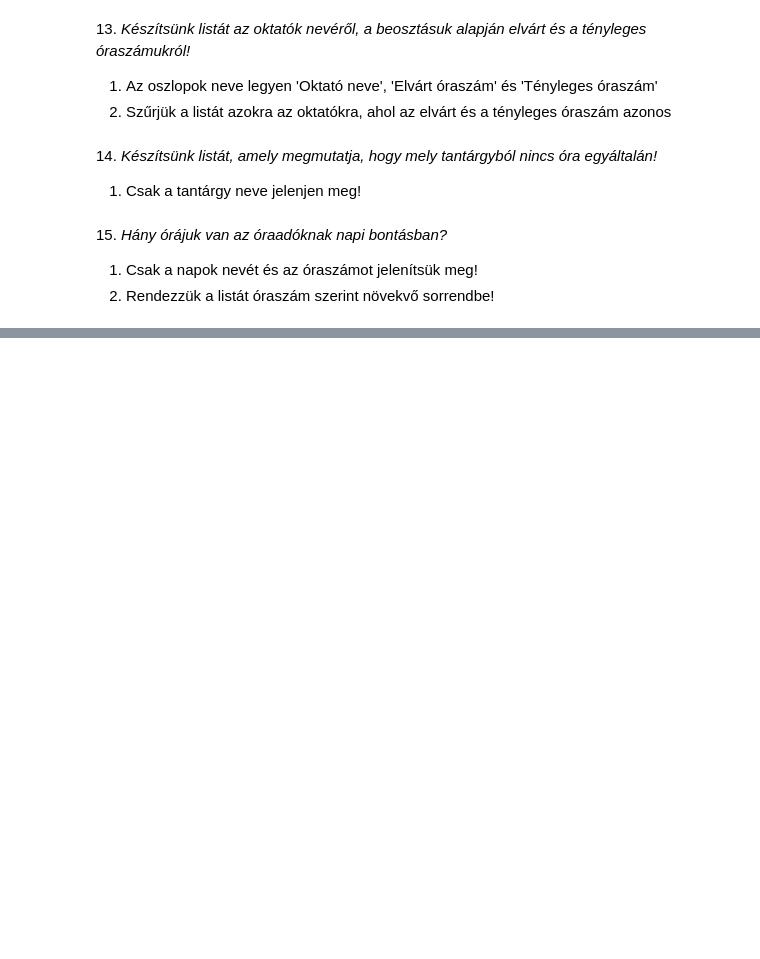
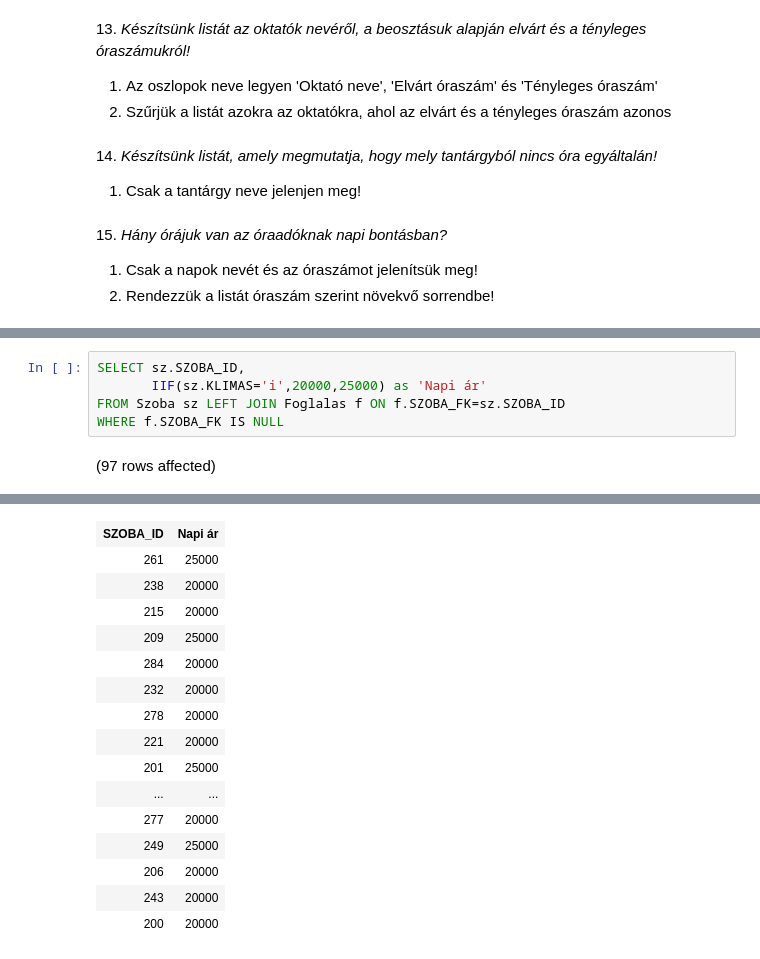
Before and after one commit to albertiadam/sql, a Jupyter notebook: gyakorlat03_feladatok.ipynb, the cells around one changed output, grey strips where cells are left out. Saved outputs shown, nothing was run; the diff lists cells and outputs as text; blank space fills up the shorter version.

```diff
--- a/gyakorlat03_feladatok.ipynb
+++ b/gyakorlat03_feladatok.ipynb
@@ -99,0 +228,7 @@ Az oszlopokat nevezzük el értelemszerűen!
+# %%
+SELECT sz.SZOBA_ID,
+       IIF(sz.KLIMAS='i',20000,25000) as 'Napi ár'
+FROM Szoba sz LEFT JOIN Foglalas f ON f.SZOBA_FK=sz.SZOBA_ID
+WHERE f.SZOBA_FK IS NULL
+# %% [output]
+(97 rows affected)
@@ -99,0 +236,16 @@ Az oszlopokat nevezzük el értelemszerűen!
+| SZOBA_ID | Napi ár |
+| 261 | 25000 |
+| 238 | 20000 |
+| 215 | 20000 |
+| 209 | 25000 |
+| 284 | 20000 |
+| 232 | 20000 |
+| 278 | 20000 |
+| 221 | 20000 |
+| 201 | 25000 |
+| ... | ... |
+| 277 | 20000 |
+| 249 | 25000 |
+| 206 | 20000 |
+| 243 | 20000 |
+| 200 | 20000 |
```
Also changed, not shown: parts of 9 cells of this notebook.
